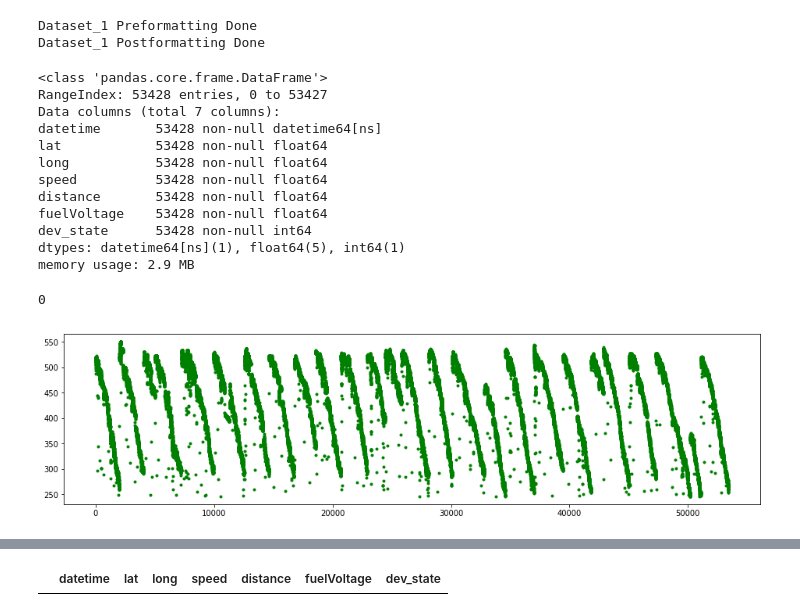
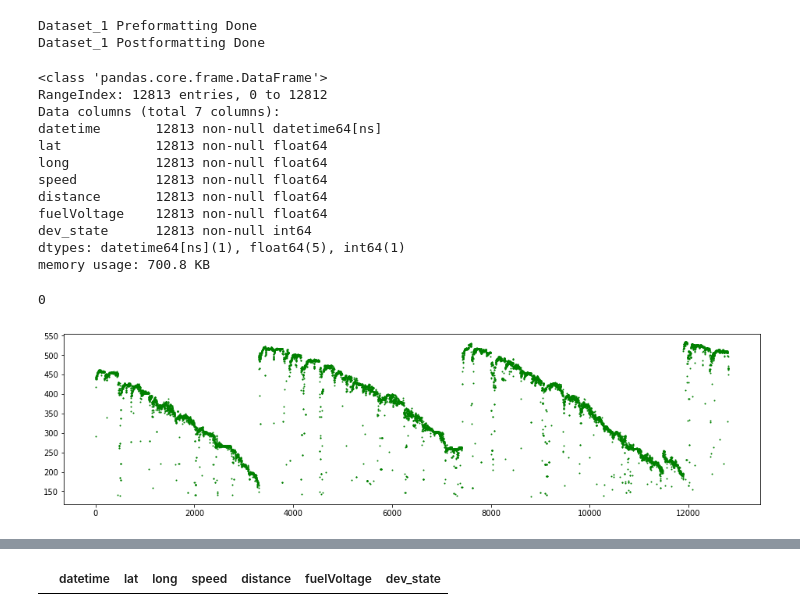
Before and after one commit to manjeet87/Signal_Analysis_UsingPython, a Jupyter notebook: Loconav/Fuel Data Analysis- ContinuousForm_MergedFile.ipynb, the cells around one changed output, grey strips where cells are left out. Cells and saved outputs as stored; diff of their text form; code cells hidden in the pictures.

```diff
--- a/Loconav/Fuel Data Analysis- ContinuousForm_MergedFile.ipynb
+++ b/Loconav/Fuel Data Analysis- ContinuousForm_MergedFile.ipynb
@@ -191,7 +212,7 @@ G:\Analytics\FuelAnalysis\test2\cordinates_007042641148.csv
 G:\Analytics\FuelAnalysis\test2\cordinates_008527948598.csv
 # %%
 #plotData_profiles(df)
-df = df_list[2]
+df = df_list[1]
 df = df[:]
 df = df.reset_index(drop= True)
 df.st = df.io_state.apply(lambda x: x[1])
@@ -212,23 +235,23 @@ Dataset_1 Postformatting Done
 dff.info()
 # %% [output]
 <class 'pandas.core.frame.DataFrame'>
-RangeIndex: 53428 entries, 0 to 53427
+RangeIndex: 12813 entries, 0 to 12812
 Data columns (total 7 columns):
-datetime       53428 non-null datetime64[ns]
-lat            53428 non-null float64
-long           53428 non-null float64
-speed          53428 non-null float64
-distance       53428 non-null float64
-fuelVoltage    53428 non-null float64
-dev_state      53428 non-null int64
+datetime       12813 non-null datetime64[ns]
+lat            12813 non-null float64
+long           12813 non-null float64
+speed          12813 non-null float64
+distance       12813 non-null float64
+fuelVoltage    12813 non-null float64
+dev_state      12813 non-null int64
 dtypes: datetime64[ns](1), float64(5), int64(1)
-memory usage: 2.9 MB
+memory usage: 700.8 KB
 # %%
 sum(dff[dff.dev_state==0].fuelVoltage <3)
 # %% [output]
 0
 # %%
 plt.rcParams['figure.figsize'] = [16,4]
-plt.plot(dff.index, dff.fuelVoltage,'g.');
+plt.plot(dff.index, dff.fuelVoltage,'g.', markersize = 2);
 # %% [output]
-[figure, old version]
+[figure, new version]
```
Also changed, not shown: parts of 31 cells of this notebook, 3 other files.
